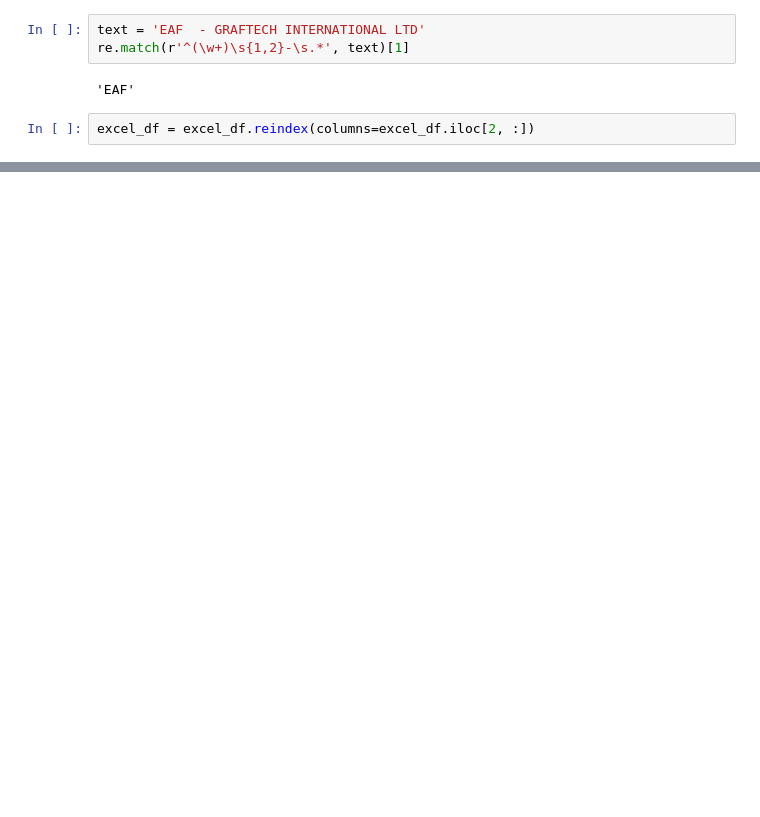
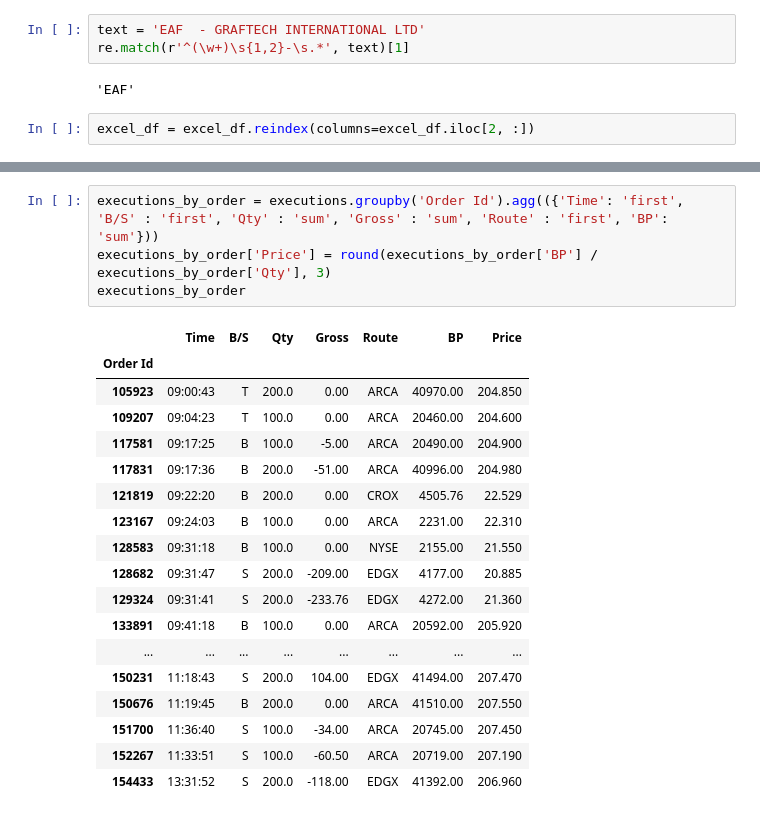
Before and after one commit to mkf-mkf/My_cloud, a Jupyter notebook: Trades_to_chart.ipynb, the cells around one changed output, grey strips where cells are left out. Saved outputs shown, nothing was run; the diff lists cells and outputs as text; blank space fills up the shorter version.

```diff
--- a/Trades_to_chart.ipynb
+++ b/Trades_to_chart.ipynb
@@ -153,0 +262,23 @@ Name: 2, dtype: object
+# %%
+executions_by_order = executions.groupby('Order Id').agg(({'Time': 'first', 'B/S' : 'first', 'Qty' : 'sum', 'Gross' : 'sum', 'Route' : 'first', 'BP': 'sum'}))
+executions_by_order['Price'] = round(executions_by_order['BP'] / executions_by_order['Qty'], 3)
+executions_by_order
+# %% [output]
+|  | Time | B/S | Qty | Gross | Route | BP | Price |
+| Order Id |  |  |  |  |  |  |  |
+| 105923 | 09:00:43 | T | 200.0 | 0.00 | ARCA | 40970.00 | 204.850 |
+| 109207 | 09:04:23 | T | 100.0 | 0.00 | ARCA | 20460.00 | 204.600 |
+| 117581 | 09:17:25 | B | 100.0 | -5.00 | ARCA | 20490.00 | 204.900 |
+| 117831 | 09:17:36 | B | 200.0 | -51.00 | ARCA | 40996.00 | 204.980 |
+| 121819 | 09:22:20 | B | 200.0 | 0.00 | CROX | 4505.76 | 22.529 |
+| 123167 | 09:24:03 | B | 100.0 | 0.00 | ARCA | 2231.00 | 22.310 |
+| 128583 | 09:31:18 | B | 100.0 | 0.00 | NYSE | 2155.00 | 21.550 |
+| 128682 | 09:31:47 | S | 200.0 | -209.00 | EDGX | 4177.00 | 20.885 |
+| 129324 | 09:31:41 | S | 200.0 | -233.76 | EDGX | 4272.00 | 21.360 |
+| 133891 | 09:41:18 | B | 100.0 | 0.00 | ARCA | 20592.00 | 205.920 |
+| ... | ... | ... | ... | ... | ... | ... | ... |
+| 150231 | 11:18:43 | S | 200.0 | 104.00 | EDGX | 41494.00 | 207.470 |
+| 150676 | 11:19:45 | B | 200.0 | 0.00 | ARCA | 41510.00 | 207.550 |
+| 151700 | 11:36:40 | S | 100.0 | -34.00 | ARCA | 20745.00 | 207.450 |
+| 152267 | 11:33:51 | S | 100.0 | -60.50 | ARCA | 20719.00 | 207.190 |
+| 154433 | 13:31:52 | S | 200.0 | -118.00 | EDGX | 41392.00 | 206.960 |
```
Also changed, not shown: parts of 18 cells of this notebook.
